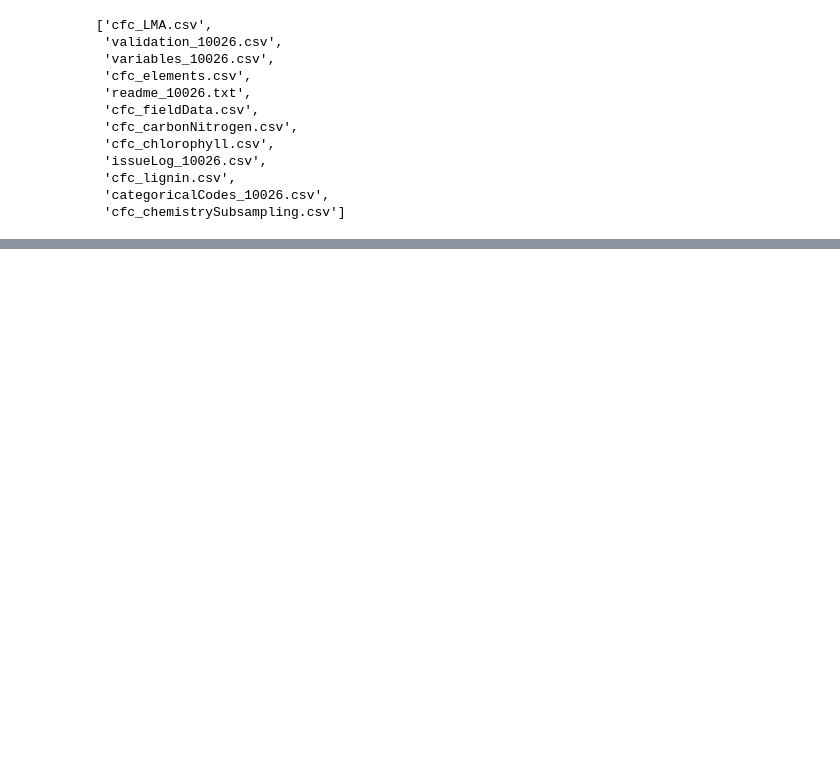
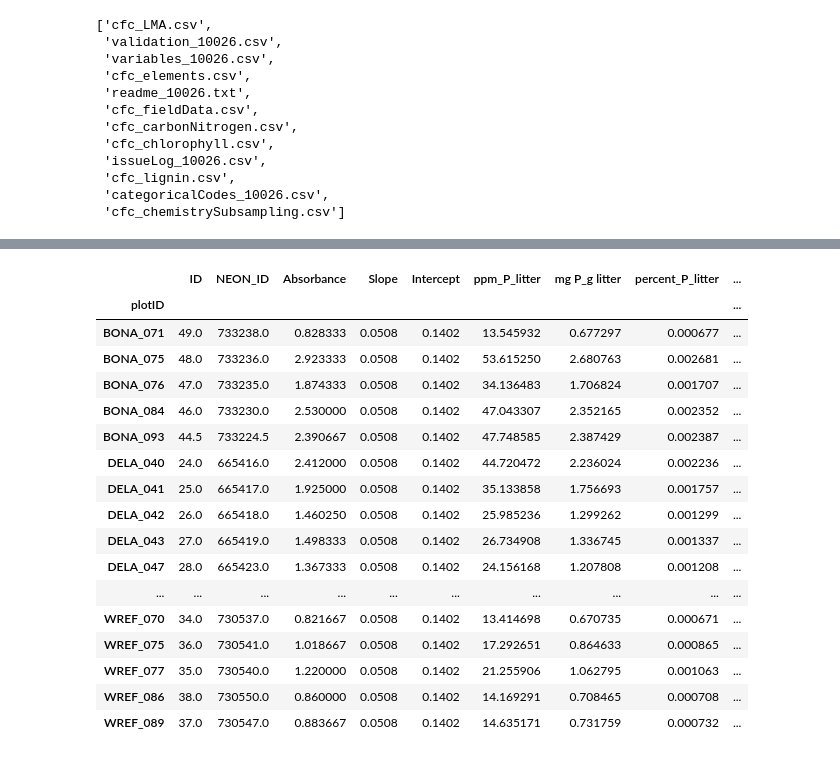
Before and after one commit to emhauser/NEON-Data, a Jupyter notebook: NEON_StoichiometryAnalysis.ipynb, the cells around one changed output, grey strips where cells are left out. Cells and saved outputs as stored; diff of their text form; code cells hidden in the pictures; blank space fills up the shorter version.

```diff
--- a/NEON_StoichiometryAnalysis.ipynb
+++ b/NEON_StoichiometryAnalysis.ipynb
@@ -67,2 +75,14 @@ CNisotopes = pandas.read_csv('/Users/emmahauser/OneDrive - The University of Mon
 # %%
-CNisotopes
+##Read in litter/root CNP data
+litterCNP = pandas.read_csv('/Users/emmahauser/OneDrive - The University of Montana/NEON_LeafLitterAnalyses/NEON-data/litterCNP.csv')
+rootCNP = pandas.read_csv('/Users/emmahauser/OneDrive - The University of Montana/NEON_LeafLitterAnalyses/NEON-data/rootCNP.csv')
+##Add CP, NP vars to each df
+##Add root N:P and litter N:P
+litterCNP['LitterNP'] = litterCNP.percent_N_litter/litterCNP.percent_P_litter
+litterCNP['LitterCP'] = litterCNP.percent_C_litter/litterCNP.percent_P_litter
+
+rootCNP['rootNP'] = rootCNP.percent_N_root/rootCNP.percent_P_root
+rootCNP['rootCP'] = rootCNP.percent_C_root/rootCNP.percent_P_root
+
+LitterMeans = litterCNP.groupby('plotID').mean()
+RootMeans = rootCNP.groupby('plotID').mean()
@@ -82,0 +89,22 @@ CNisotopes
+# %%
+pandas.set_option("display.max_columns()",None)
+LitterMeans
+# %% [output]
+|  | ID | NEON_ID | Absorbance | Slope | Intercept | ppm_P_litter | mg P_g litter | percent_P_litter | ... |
+| plotID |  |  |  |  |  |  |  |  | ... |
+| BONA_071 | 49.0 | 733238.0 | 0.828333 | 0.0508 | 0.1402 | 13.545932 | 0.677297 | 0.000677 | ... |
+| BONA_075 | 48.0 | 733236.0 | 2.923333 | 0.0508 | 0.1402 | 53.615250 | 2.680763 | 0.002681 | ... |
+| BONA_076 | 47.0 | 733235.0 | 1.874333 | 0.0508 | 0.1402 | 34.136483 | 1.706824 | 0.001707 | ... |
+| BONA_084 | 46.0 | 733230.0 | 2.530000 | 0.0508 | 0.1402 | 47.043307 | 2.352165 | 0.002352 | ... |
+| BONA_093 | 44.5 | 733224.5 | 2.390667 | 0.0508 | 0.1402 | 47.748585 | 2.387429 | 0.002387 | ... |
+| DELA_040 | 24.0 | 665416.0 | 2.412000 | 0.0508 | 0.1402 | 44.720472 | 2.236024 | 0.002236 | ... |
+| DELA_041 | 25.0 | 665417.0 | 1.925000 | 0.0508 | 0.1402 | 35.133858 | 1.756693 | 0.001757 | ... |
+| DELA_042 | 26.0 | 665418.0 | 1.460250 | 0.0508 | 0.1402 | 25.985236 | 1.299262 | 0.001299 | ... |
+| DELA_043 | 27.0 | 665419.0 | 1.498333 | 0.0508 | 0.1402 | 26.734908 | 1.336745 | 0.001337 | ... |
+| DELA_047 | 28.0 | 665423.0 | 1.367333 | 0.0508 | 0.1402 | 24.156168 | 1.207808 | 0.001208 | ... |
+| ... | ... | ... | ... | ... | ... | ... | ... | ... | ... |
+| WREF_070 | 34.0 | 730537.0 | 0.821667 | 0.0508 | 0.1402 | 13.414698 | 0.670735 | 0.000671 | ... |
+| WREF_075 | 36.0 | 730541.0 | 1.018667 | 0.0508 | 0.1402 | 17.292651 | 0.864633 | 0.000865 | ... |
+| WREF_077 | 35.0 | 730540.0 | 1.220000 | 0.0508 | 0.1402 | 21.255906 | 1.062795 | 0.001063 | ... |
+| WREF_086 | 38.0 | 730550.0 | 0.860000 | 0.0508 | 0.1402 | 14.169291 | 0.708465 | 0.000708 | ... |
+| WREF_089 | 37.0 | 730547.0 | 0.883667 | 0.0508 | 0.1402 | 14.635171 | 0.731759 | 0.000732 | ... |
```
Also changed, not shown: parts of 18 cells of this notebook, 6 other files.
